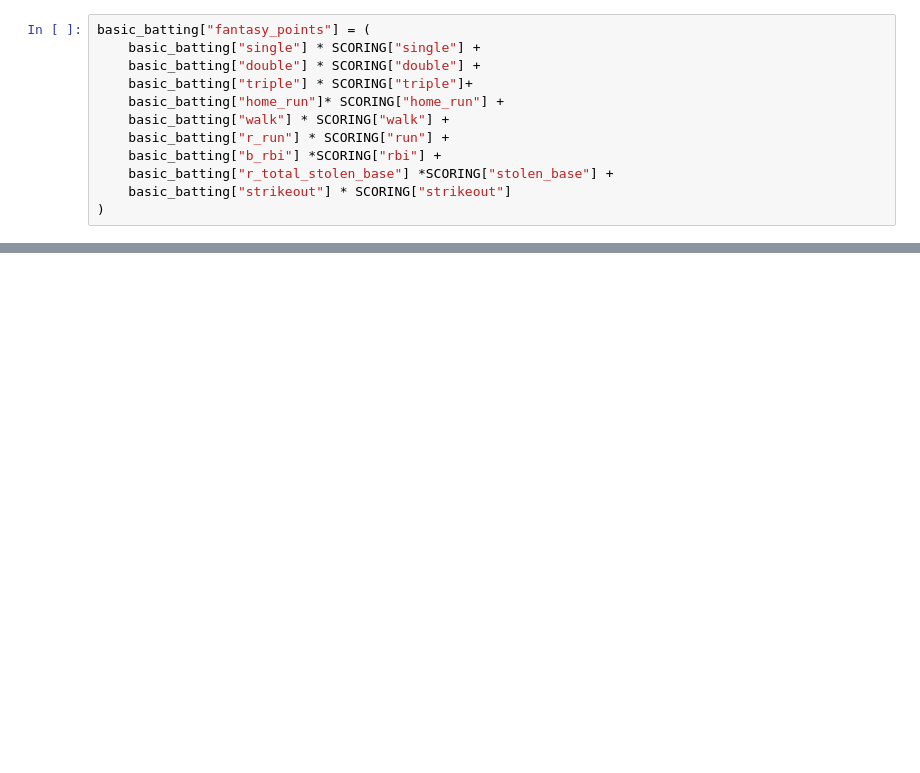
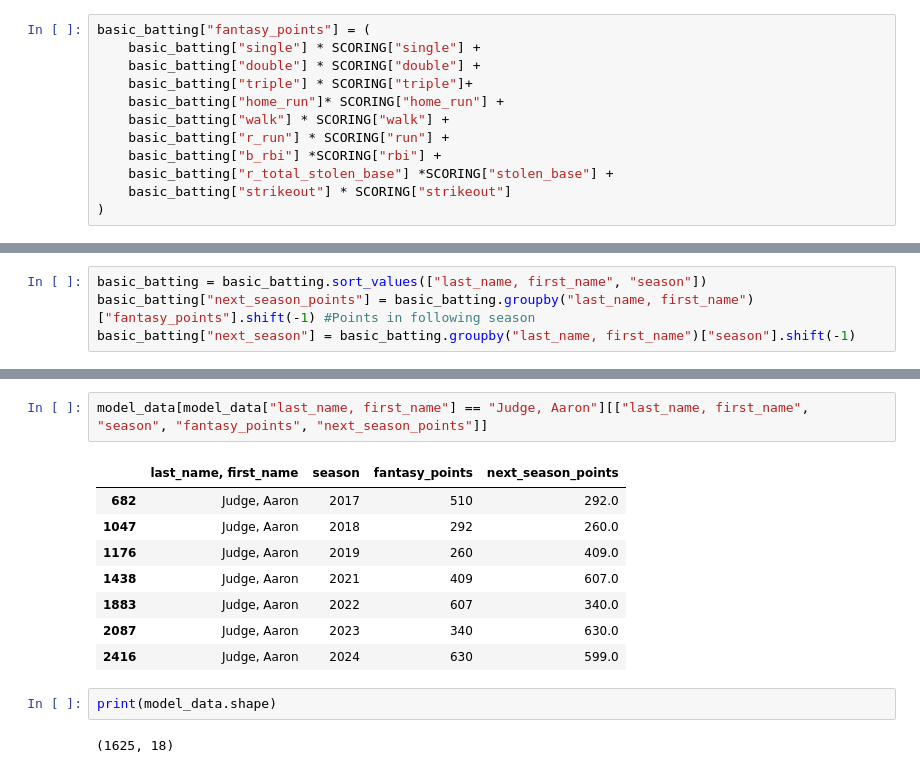
Before and after one commit to Gabriel-Molina123/baseball-fantasy-projections, a Jupyter notebook: notebooks/01_data_test.ipynb, the cells around one changed output, grey strips where cells are left out. Drawn from its saved outputs; the diff is of its cells as text; blank space fills up the shorter version.

```diff
--- a/notebooks/01_data_test.ipynb
+++ b/notebooks/01_data_test.ipynb
@@ -249,0 +249,4 @@ basic_batting[["last_name, first_name", "season", "fantasy_points"]].sort_values
+# %%
+basic_batting = basic_batting.sort_values(["last_name, first_name", "season"])
+basic_batting["next_season_points"] = basic_batting.groupby("last_name, first_name")["fantasy_points"].shift(-1) #Points in following season
+basic_batting["next_season"] = basic_batting.groupby("last_name, first_name")["season"].shift(-1)
@@ -249,0 +258,15 @@ basic_batting[["last_name, first_name", "season", "fantasy_points"]].sort_values
+# %%
+model_data[model_data["last_name, first_name"] == "Judge, Aaron"][["last_name, first_name", "season", "fantasy_points", "next_season_points"]]
+# %% [output]
+|  | last_name, first_name | season | fantasy_points | next_season_points |
+| 682 | Judge, Aaron | 2017 | 510 | 292.0 |
+| 1047 | Judge, Aaron | 2018 | 292 | 260.0 |
+| 1176 | Judge, Aaron | 2019 | 260 | 409.0 |
+| 1438 | Judge, Aaron | 2021 | 409 | 607.0 |
+| 1883 | Judge, Aaron | 2022 | 607 | 340.0 |
+| 2087 | Judge, Aaron | 2023 | 340 | 630.0 |
+| 2416 | Judge, Aaron | 2024 | 630 | 599.0 |
+# %%
+print(model_data.shape)
+# %% [output]
+(1625, 18)
```
Also changed, not shown: parts of 10 cells of this notebook.
